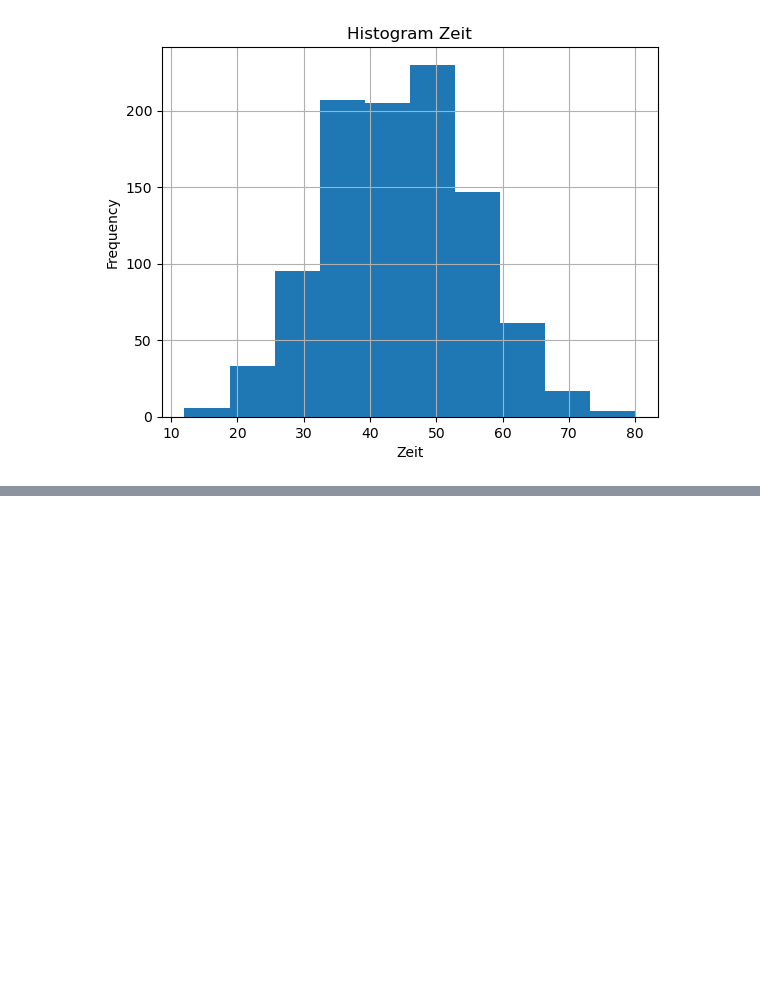
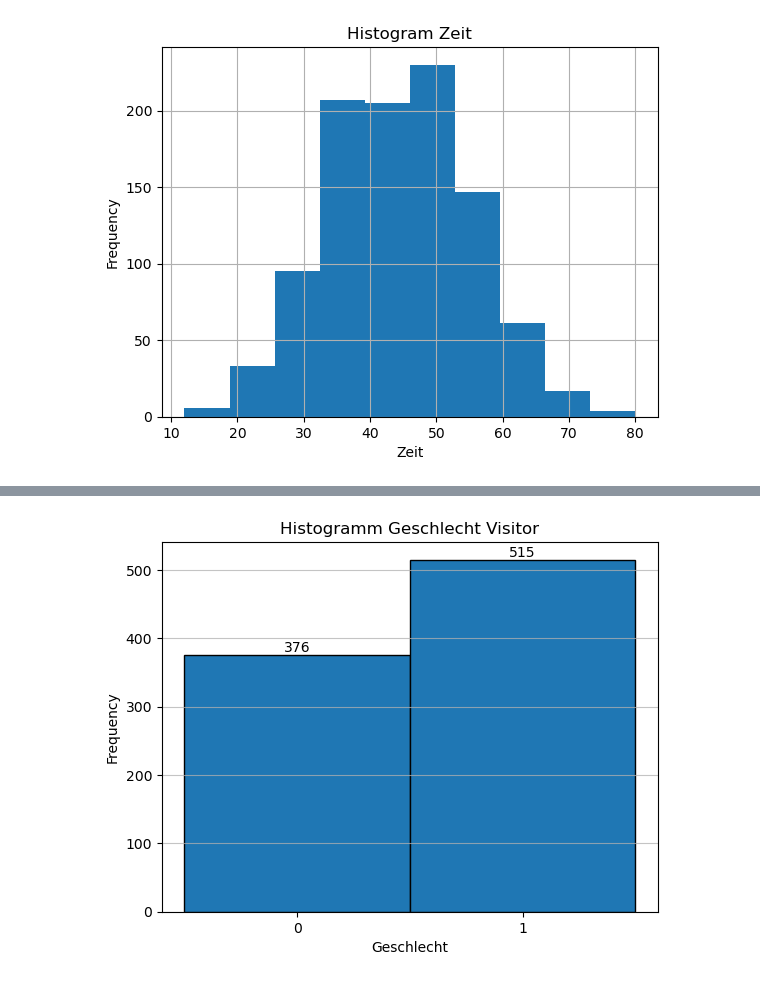
Before and after one commit to FastResearch/final_projectSS2024_Group3, a Jupyter notebook: tables_ges.ipynb, the cells around one changed output, grey strips where cells are left out. Saved outputs shown, nothing was run; the diff lists cells and outputs as text; code cells hidden in the pictures; blank space fills up the shorter version.

```diff
--- a/tables_ges.ipynb
+++ b/tables_ges.ipynb
@@ -663,0 +734,13 @@ plt.show()
+# %%
+plt.hist(visitor_geo_retype['Geschlecht'], bins=[-0.5, 0.5, 1.5], edgecolor='black')
+plt.xticks([0, 1], ['0', '1'])
+plt.xlabel('Geschlecht')
+plt.ylabel('Frequency')
+plt.title('Histogramm Geschlecht Visitor')
+for i in range(2):  # 0 und 1
+    count = visitor_geo_retype['Geschlecht'].value_counts()[i]
+    plt.text(i, count, str(count), ha='center', va='bottom')
+plt.grid(axis='y', alpha=0.75)
+plt.show()
+# %% [output]
+[figure, added]
```
Also changed, not shown: parts of 15 cells of this notebook.
